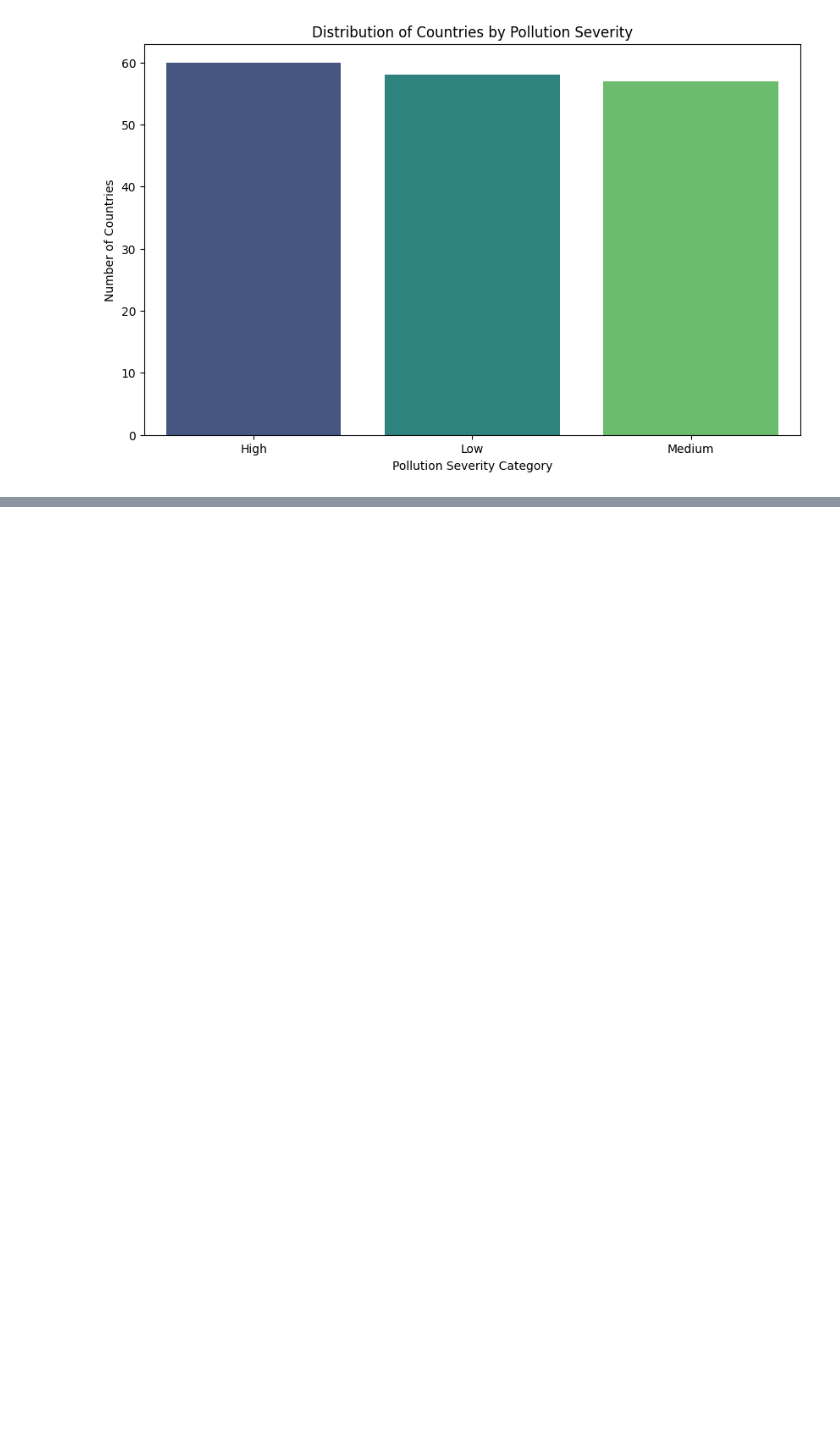
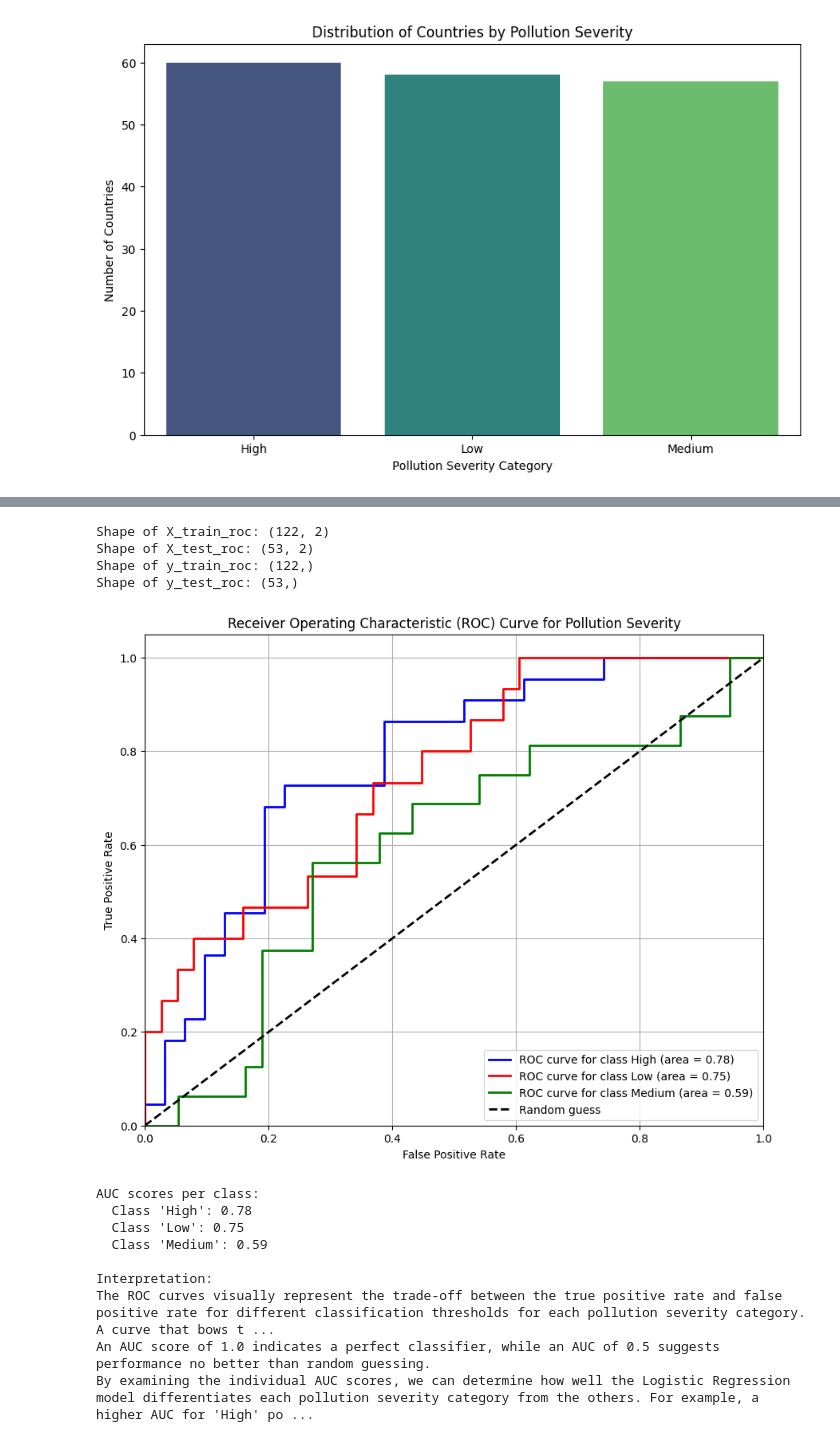
Before and after one commit to jangirsachin9619-cpu/ML-a2-Global-Pollution-Analysis-and-Energy-Recovery, a Jupyter notebook: mla2.ipynb, the cells around one changed output, grey strips where cells are left out. Saved outputs shown, nothing was run; the diff lists cells and outputs as text; code cells hidden in the pictures; blank space fills up the shorter version.

```diff
--- a/mla2.ipynb
+++ b/mla2.ipynb
@@ -69,4 +100,5 @@ fill_null_values = df.select_dtypes(include=['number']).mean()
 # %%
+df_raw = pd.read_csv(path)
 df_raw = df_raw.sort_values(by=['Country', 'Year'])
 pollution_columns = ['Air_Pollution_Index', 'Water_Pollution_Index', 'Soil_Pollution_Index', 'CO2_Emissions (in MT)', 'Industrial_Waste (in tons)']
 
@@ -732,0 +1087,70 @@ weighted avg       0.51      0.49      0.50        53
+# %%
+from sklearn.model_selection import train_test_split
+
+# Perform the train-test split
+X_train_roc, X_test_roc, y_train_roc, y_test_roc = train_test_split(X, y_encoded, test_size=0.3, random_state=42)
+
+print(f"Shape of X_train_roc: {X_train_roc.shape}")
+print(f"Shape of X_test_roc: {X_test_roc.shape}")
+print(f"Shape of y_train_roc: {y_train_roc.shape}")
+print(f"Shape of y_test_roc: {y_test_roc.shape}")
+# %% [output]
+Shape of X_train_roc: (122, 2)
+Shape of X_test_roc: (53, 2)
+Shape of y_train_roc: (122,)
+Shape of y_test_roc: (53,)
+# %%
+from sklearn.linear_model import LogisticRegression
+from sklearn.metrics import roc_curve, auc
+import matplotlib.pyplot as plt
+
+# 1. Train the Logistic Regression model
+# Use the same parameters as the previous Logistic Regression model for consistency
+model_roc = LogisticRegression(max_iter=1000, random_state=42)
+model_roc.fit(X_train_roc, y_train_roc)
+
+# 2. Predict probabilities on the test set
+y_pred_proba_roc = model_roc.predict_proba(X_test_roc)
+
+# 3. Calculate ROC curve and AUC for each class
+n_classes = len(le.classes_)
+fpr = dict()
+tpr = dict()
+roc_auc = dict()
+colors = ['blue', 'red', 'green'] # Define colors for each class
+
+plt.figure(figsize=(10, 8))
+for i, class_label in enumerate(le.classes_):
+    fpr[i], tpr[i], _ = roc_curve(y_test_roc, y_pred_proba_roc[:, i], pos_label=i)
+    roc_auc[i] = auc(fpr[i], tpr[i])
+    plt.plot(fpr[i], tpr[i], color=colors[i], lw=2, label=f'ROC curve for class {class_label} (area = {roc_auc[i]:.2f})')
+
+plt.plot([0, 1], [0, 1], 'k--', lw=2, label='Random guess')
+plt.xlim([0.0, 1.0])
+plt.ylim([0.0, 1.05])
+plt.xlabel('False Positive Rate')
+plt.ylabel('True Positive Rate')
+plt.title('Receiver Operating Characteristic (ROC) Curve for Pollution Severity')
+plt.legend(loc='lower right')
+plt.grid(True)
+plt.show()
+
+print("AUC scores per class:")
+for i, class_label in enumerate(le.classes_):
+    print(f"  Class '{class_label}': {roc_auc[i]:.2f}")
+
+print("\nInterpretation:")
+print("The ROC curves visually represent the trade-off between the true positive rate and false positive rate for different classification thresholds for each pollution severity category. A curve that bows towards the top-left corner indicates better performance. The area under the curve (AUC) quantifies the model's ability to distinguish between the classes.")
+print("An AUC score of 1.0 indicates a perfect classifier, while an AUC of 0.5 suggests performance no better than random guessing.")
+print("By examining the individual AUC scores, we can determine how well the Logistic Regression model differentiates each pollution severity category from the others. For example, a higher AUC for 'High' pollution means the model is good at identifying countries with high pollution severity.")
+# %% [output]
+[figure, added]
+AUC scores per class:
+  Class 'High': 0.78
+  Class 'Low': 0.75
+  Class 'Medium': 0.59
+
+Interpretation:
+The ROC curves visually represent the trade-off between the true positive rate and false positive rate for different classification thresholds for each pollution severity category. A curve that bows t ...
+An AUC score of 1.0 indicates a perfect classifier, while an AUC of 0.5 suggests performance no better than random guessing.
+By examining the individual AUC scores, we can determine how well the Logistic Regression model differentiates each pollution severity category from the others. For example, a higher AUC for 'High' po ...
```
Also changed, not shown: parts of 24 cells of this notebook.
